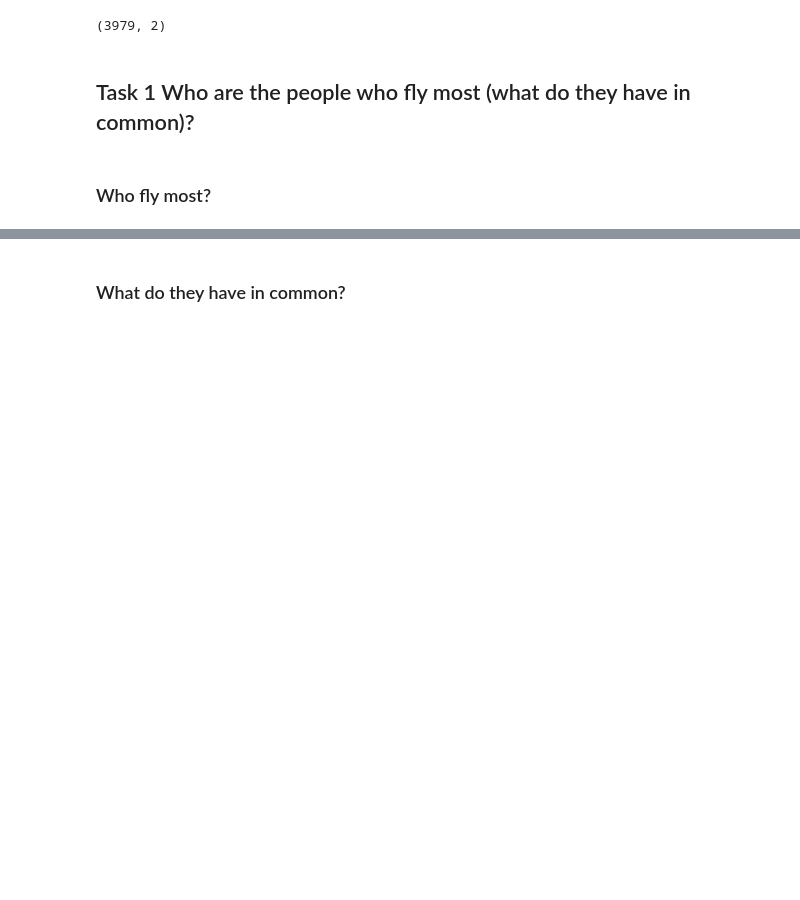
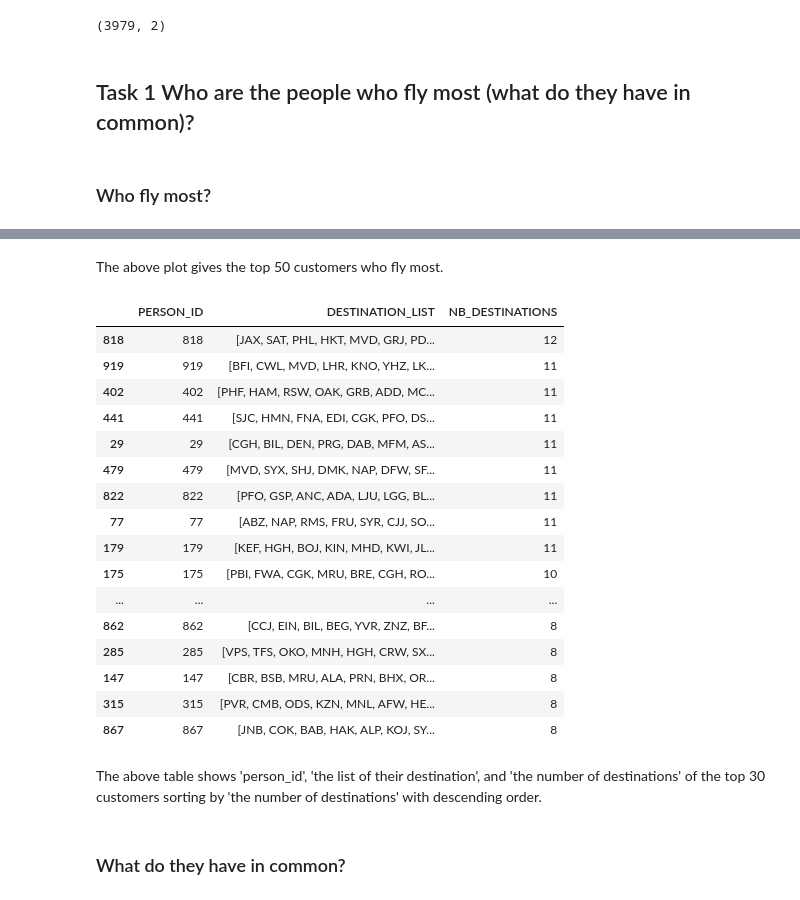
Before and after one commit to ck-unifr/challenge_may_20, a Jupyter notebook: notebook/bi_challenge_solution_may_20.ipynb, the cells around one changed output, grey strips where cells are left out. Saved outputs shown, nothing was run; the diff lists cells and outputs as text; code cells hidden in the pictures; blank space fills up the shorter version.

```diff
--- a/notebook/bi_challenge_solution_may_20.ipynb
+++ b/notebook/bi_challenge_solution_may_20.ipynb
@@ -1744,3 +1747,27 @@ ax = df_travels_grouped.iloc[:20].plot.bar(x='PERSON_ID', y='NB_DESTINATIONS', r
+# %% [markdown]
+The above plot gives the top 50 customers who fly most.
+# %%
+df_travels_grouped.iloc[:50]
+# %% [output]
+|  | PERSON_ID | DESTINATION_LIST | NB_DESTINATIONS |
+| 818 | 818 | [JAX, SAT, PHL, HKT, MVD, GRJ, PD... | 12 |
+| 919 | 919 | [BFI, CWL, MVD, LHR, KNO, YHZ, LK... | 11 |
+| 402 | 402 | [PHF, HAM, RSW, OAK, GRB, ADD, MC... | 11 |
+| 441 | 441 | [SJC, HMN, FNA, EDI, CGK, PFO, DS... | 11 |
+| 29 | 29 | [CGH, BIL, DEN, PRG, DAB, MFM, AS... | 11 |
+| 479 | 479 | [MVD, SYX, SHJ, DMK, NAP, DFW, SF... | 11 |
+| 822 | 822 | [PFO, GSP, ANC, ADA, LJU, LGG, BL... | 11 |
+| 77 | 77 | [ABZ, NAP, RMS, FRU, SYR, CJJ, SO... | 11 |
+| 179 | 179 | [KEF, HGH, BOJ, KIN, MHD, KWI, JL... | 11 |
+| 175 | 175 | [PBI, FWA, CGK, MRU, BRE, CGH, RO... | 10 |
+| ... | ... | ... | ... |
+| 862 | 862 | [CCJ, EIN, BIL, BEG, YVR, ZNZ, BF... | 8 |
+| 285 | 285 | [VPS, TFS, OKO, MNH, HGH, CRW, SX... | 8 |
+| 147 | 147 | [CBR, BSB, MRU, ALA, PRN, BHX, OR... | 8 |
+| 315 | 315 | [PVR, CMB, ODS, KZN, MNL, AFW, HE... | 8 |
+| 867 | 867 | [JNB, COK, BAB, HAK, ALP, KOJ, SY... | 8 |
+# %% [markdown]
+The above table shows 'person_id', 'the list of their destination', and 'the number of destinations' of the top 30 customers sorting by 'the number of destinations' with descending order.
 # %% [markdown]
 ### What do they have in common?
 # %%
```
Also changed, not shown: parts of 3 cells of this notebook.
